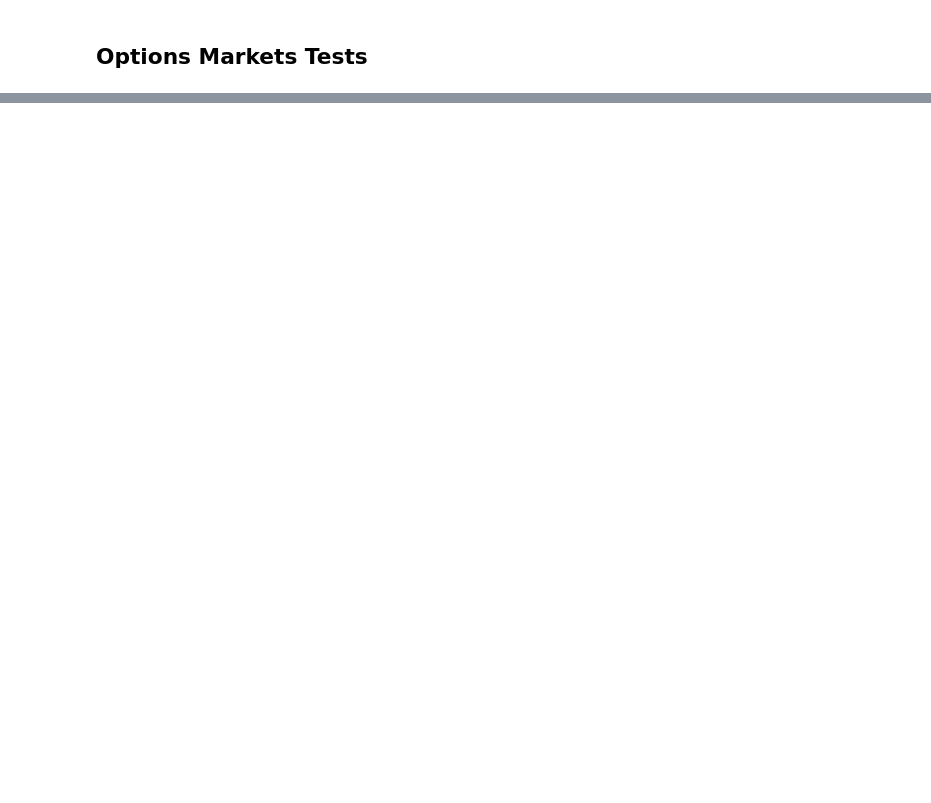
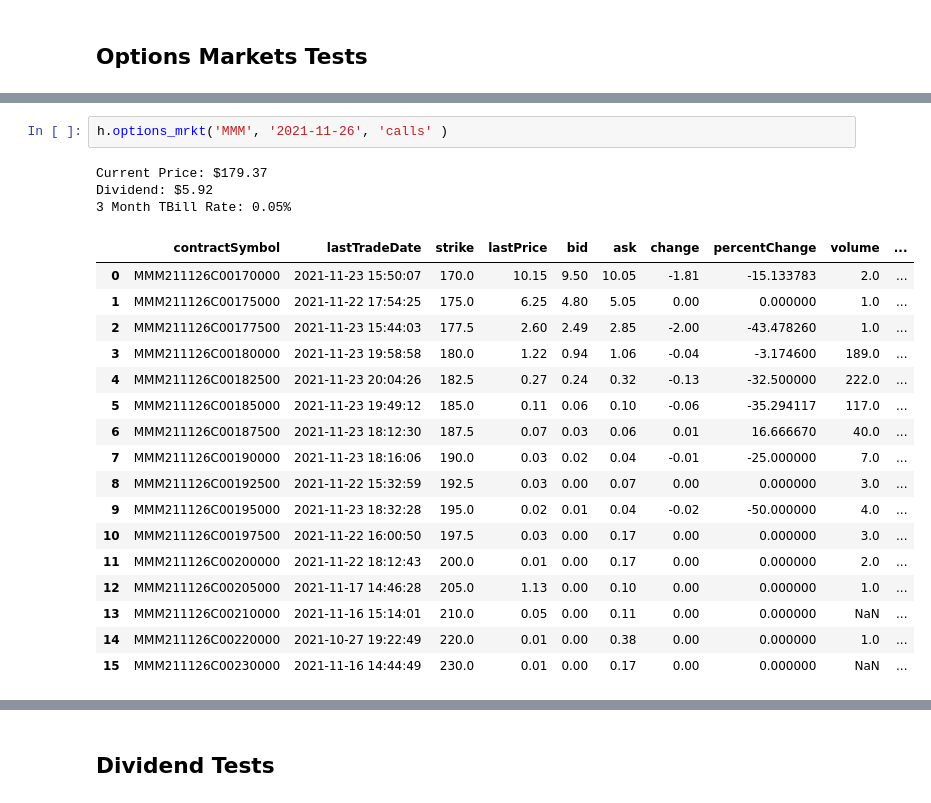
Before and after one commit to jeffreyhwatson/options_apps, a Jupyter notebook: notebooks/options_apps.ipynb, the cells around one changed output, grey strips where cells are left out. Cells and saved outputs as stored; diff of their text form; blank space fills up the shorter version.

Commit message:
Adds exdiv date test

```diff
--- a/notebooks/options_apps.ipynb
+++ b/notebooks/options_apps.ipynb
@@ -467,0 +467,23 @@ time: 4.12 s (started: 2021-11-22 22:00:15 -08:00)
+# %%
+h.options_mrkt('MMM', '2021-11-26', 'calls' )
+# %% [output]
+Current Price: $179.37
+Dividend: $5.92
+3 Month TBill Rate: 0.05%
+|  | contractSymbol | lastTradeDate | strike | lastPrice | bid | ask | change | percentChange | volume | ... |
+| 0 | MMM211126C00170000 | 2021-11-23 15:50:07 | 170.0 | 10.15 | 9.50 | 10.05 | -1.81 | -15.133783 | 2.0 | ... |
+| 1 | MMM211126C00175000 | 2021-11-22 17:54:25 | 175.0 | 6.25 | 4.80 | 5.05 | 0.00 | 0.000000 | 1.0 | ... |
+| 2 | MMM211126C00177500 | 2021-11-23 15:44:03 | 177.5 | 2.60 | 2.49 | 2.85 | -2.00 | -43.478260 | 1.0 | ... |
+| 3 | MMM211126C00180000 | 2021-11-23 19:58:58 | 180.0 | 1.22 | 0.94 | 1.06 | -0.04 | -3.174600 | 189.0 | ... |
+| 4 | MMM211126C00182500 | 2021-11-23 20:04:26 | 182.5 | 0.27 | 0.24 | 0.32 | -0.13 | -32.500000 | 222.0 | ... |
+| 5 | MMM211126C00185000 | 2021-11-23 19:49:12 | 185.0 | 0.11 | 0.06 | 0.10 | -0.06 | -35.294117 | 117.0 | ... |
+| 6 | MMM211126C00187500 | 2021-11-23 18:12:30 | 187.5 | 0.07 | 0.03 | 0.06 | 0.01 | 16.666670 | 40.0 | ... |
+| 7 | MMM211126C00190000 | 2021-11-23 18:16:06 | 190.0 | 0.03 | 0.02 | 0.04 | -0.01 | -25.000000 | 7.0 | ... |
+| 8 | MMM211126C00192500 | 2021-11-22 15:32:59 | 192.5 | 0.03 | 0.00 | 0.07 | 0.00 | 0.000000 | 3.0 | ... |
+| 9 | MMM211126C00195000 | 2021-11-23 18:32:28 | 195.0 | 0.02 | 0.01 | 0.04 | -0.02 | -50.000000 | 4.0 | ... |
+| 10 | MMM211126C00197500 | 2021-11-22 16:00:50 | 197.5 | 0.03 | 0.00 | 0.17 | 0.00 | 0.000000 | 3.0 | ... |
+| 11 | MMM211126C00200000 | 2021-11-22 18:12:43 | 200.0 | 0.01 | 0.00 | 0.17 | 0.00 | 0.000000 | 2.0 | ... |
+| 12 | MMM211126C00205000 | 2021-11-17 14:46:28 | 205.0 | 1.13 | 0.00 | 0.10 | 0.00 | 0.000000 | 1.0 | ... |
+| 13 | MMM211126C00210000 | 2021-11-16 15:14:01 | 210.0 | 0.05 | 0.00 | 0.11 | 0.00 | 0.000000 | NaN | ... |
+| 14 | MMM211126C00220000 | 2021-10-27 19:22:49 | 220.0 | 0.01 | 0.00 | 0.38 | 0.00 | 0.000000 | 1.0 | ... |
+| 15 | MMM211126C00230000 | 2021-11-16 14:44:49 | 230.0 | 0.01 | 0.00 | 0.17 | 0.00 | 0.000000 | NaN | ... |
@@ -467,0 +491,2 @@ time: 4.12 s (started: 2021-11-22 22:00:15 -08:00)
+# %% [markdown]
+## Dividend Tests
```
Also changed, not shown: parts of 30 cells of this notebook.
